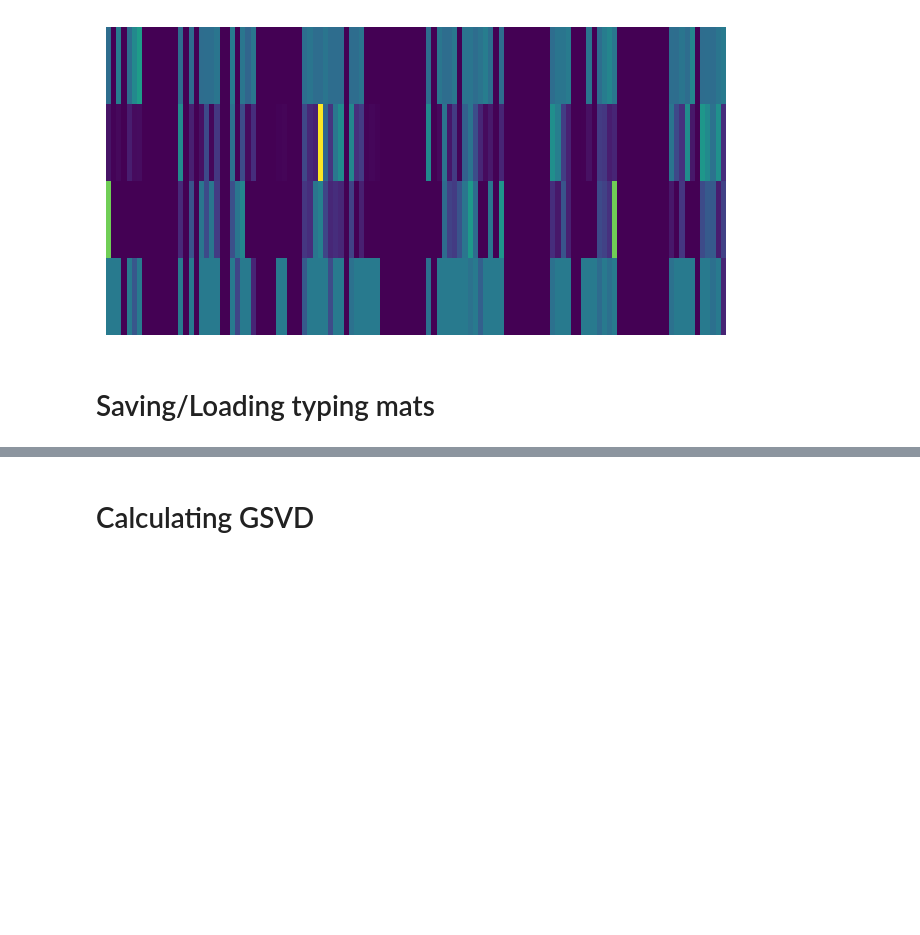
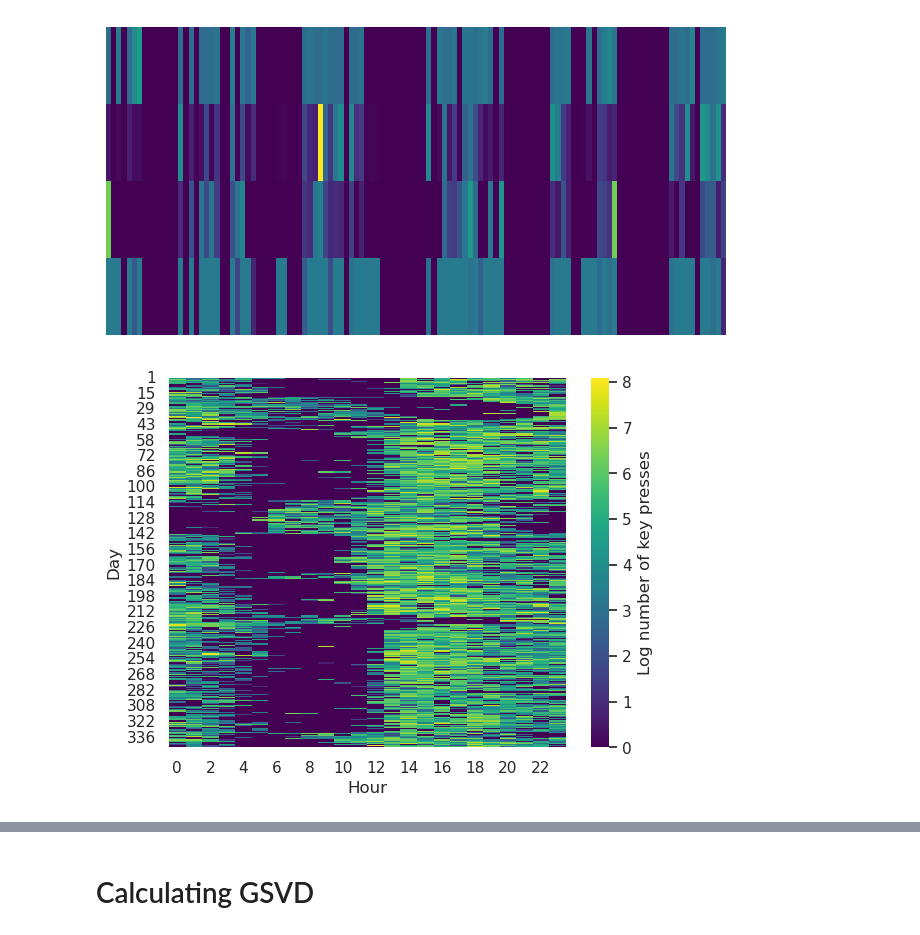
Before and after one commit to Valkje/graph-svd, a Jupyter notebook: analyze_alex.ipynb, the cells around one changed output, grey strips where cells are left out. Drawn from its saved outputs; the diff is of its cells as text; code cells hidden in the pictures; blank space fills up the shorter version.

```diff
--- a/analyze_alex.ipynb
+++ b/analyze_alex.ipynb
@@ -139,5 +204,3 @@ plt.show()
 plt.show()
 # %% [output]
 [figure]
-# %% [markdown]
-# Saving/Loading typing mats
@@ -160,0 +207,10 @@ dates: pd.DataFrame = typing_mat_dict["dates"]
+# %%
+sns.heatmap(np.log1p(typing_mats['n_presses']), cmap='viridis',
+            cbar_kws={'label': 'Log number of key presses'})
+plt.xticks(np.arange(0, 24, 2)+0.5, np.arange(0, 24, 2), rotation='horizontal')
+plt.xlabel("Hour")
+plt.ylabel("Day")
+
+plt.savefig(join('images', 'alex', f"data_n_presses_alex_raw_annotated.pdf"))
+# %% [output]
+[figure, added]
```
Also changed, not shown: parts of 68 cells of this notebook, 4 other files.
